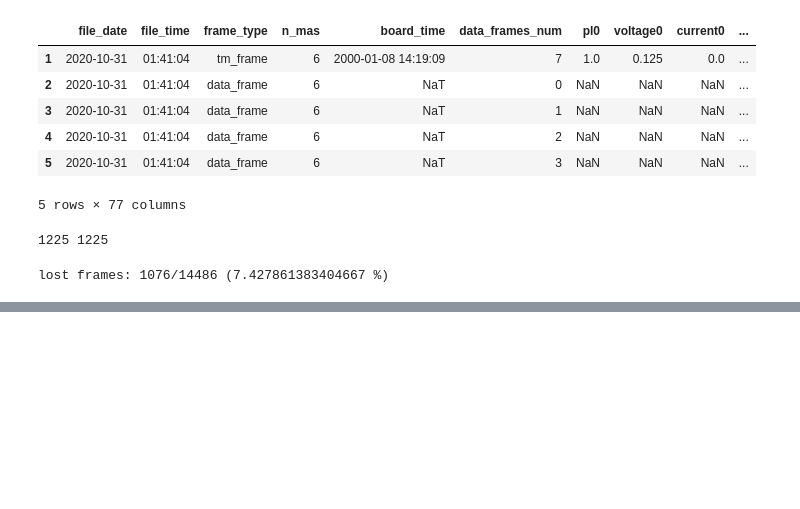
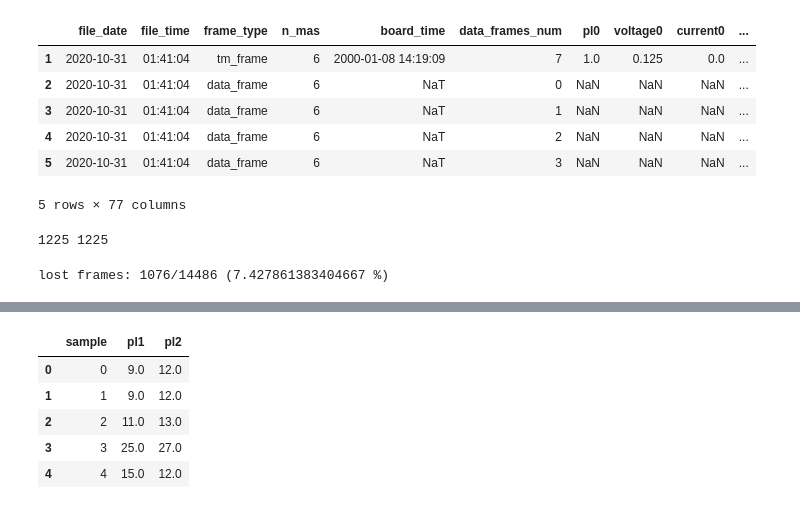
Before and after one commit to crashnester/satellite_tm_visualizer, a Jupyter notebook: notebook.ipynb, the cells around one changed output, grey strips where cells are left out. Cells and saved outputs as stored; diff of their text form; code cells hidden in the pictures; blank space fills up the shorter version.

```diff
--- a/notebook.ipynb
+++ b/notebook.ipynb
@@ -86,0 +136,10 @@ lost frames: 1076/14486 (7.427861383404667 %)
+# %%
+temperature = pd.DataFrame({'sample': range(len(pl1_temperatures)), 'pl1': pl1_temperatures, 'pl2': pl2_temperatures})
+temperature.head()
+# %% [output]
+|  | sample | pl1 | pl2 |
+| 0 | 0 | 9.0 | 12.0 |
+| 1 | 1 | 9.0 | 12.0 |
+| 2 | 2 | 11.0 | 13.0 |
+| 3 | 3 | 25.0 | 27.0 |
+| 4 | 4 | 15.0 | 12.0 |
```
Also changed, not shown: parts of 9 cells of this notebook.
